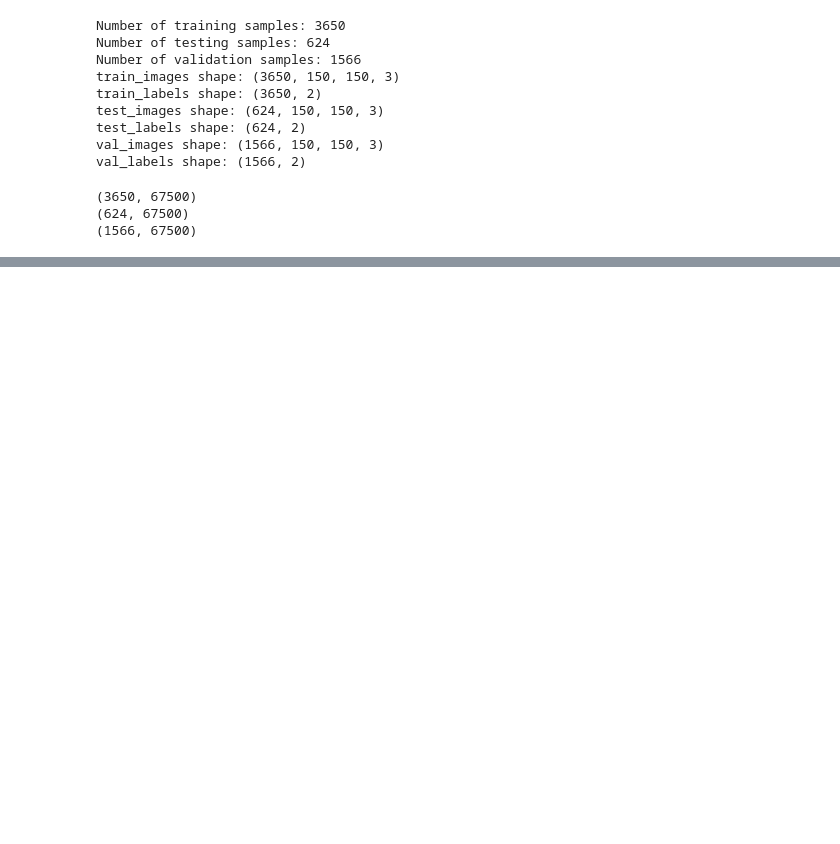
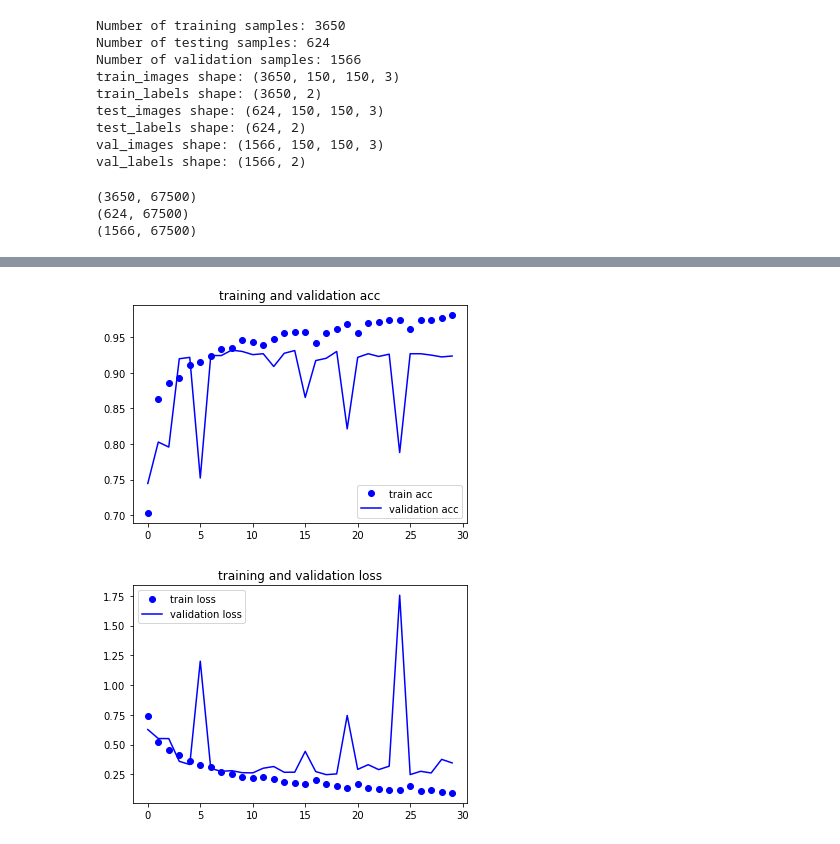
Before and after one commit to gzedwards/xray-pneumonia, a Jupyter notebook: X-Ray-Pneumonia.ipynb, the cells around one changed output, grey strips where cells are left out. Drawn from its saved outputs; the diff is of its cells as text; code cells hidden in the pictures; blank space fills up the shorter version.

Commit message:
final model built

```diff
--- a/X-Ray-Pneumonia.ipynb
+++ b/X-Ray-Pneumonia.ipynb
@@ -568,0 +633,17 @@ test_loss, test_acc = model4.evaluate(test_imgs, y_test)
+# %%
+model5 = models.Sequential()
+
+model5.add(BatchNormalization())
+model5.add(layers.Dense(512, activation='relu', input_shape=(67500,)))
+
+model5.add(layers.Dense(20, activation='relu'))
+model5.add(Dropout(0.3)) #was 0.3
+model5.add(layers.Dense(7, activation='relu'))
+
+model5.add(Flatten()) #change
+
+model5.add(layers.Dense(5, activation='relu'))
+
+model5.add(layers.Dense(1, activation='sigmoid'))
+
+model5.compile(optimizer='sgd', loss='binary_crossentropy', metrics=['accuracy'])
@@ -568,0 +700,2 @@ test_loss, test_acc = model4.evaluate(test_imgs, y_test)
+# %%
+result5 = model5.fit(train_imgs, y_train, epochs=30, validation_data=(val_imgs, y_val))
@@ -568,0 +740,20 @@ test_loss, test_acc = model4.evaluate(test_imgs, y_test)
+# %%
+acc5 = result5.history['accuracy']
+val_acc5 = result5.history['val_accuracy']
+loss5 = result5.history['loss']
+val_loss5 = result5.history['val_loss']
+epochs5 = range(len(acc5))
+
+plt.plot(epochs5, acc5, 'bo', label='train acc')
+plt.plot(epochs5, val_acc5, 'b', label='validation acc')
+plt.title('training and validation acc')
+plt.legend()
+plt.figure()
+
+plt.plot(epochs5, loss5, 'bo', label='train loss')
+plt.plot(epochs5, val_loss5, 'b', label='validation loss')
+plt.title('training and validation loss')
+plt.legend();
+# %% [output]
+[figure, added]
+[figure, added]
```
Also changed, not shown: parts of 37 cells of this notebook.
